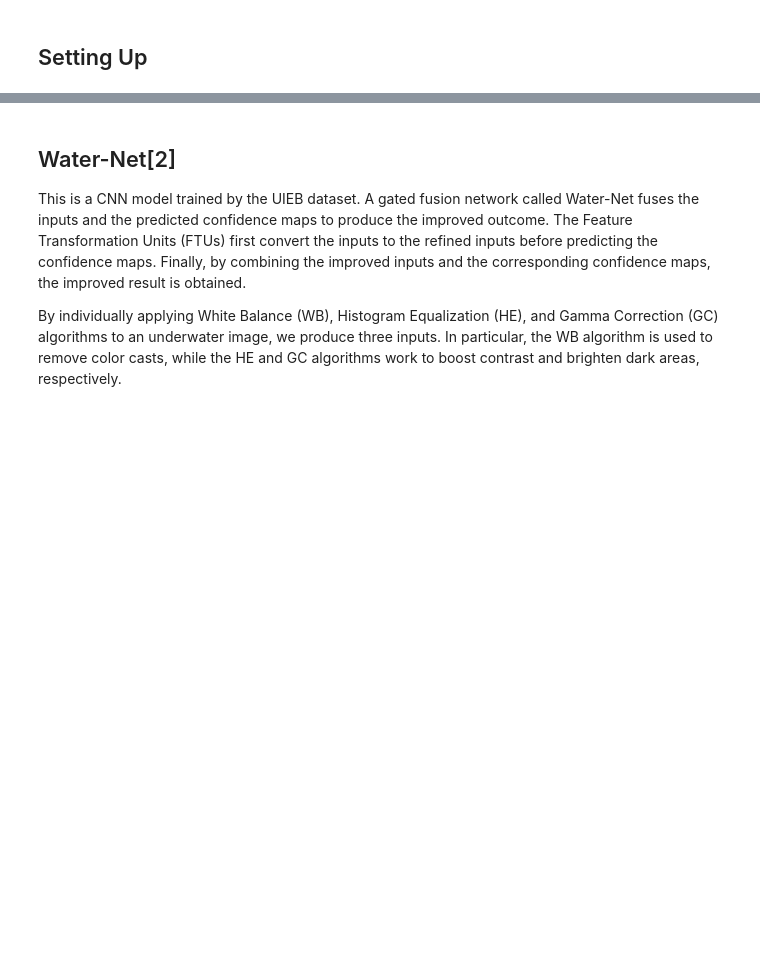
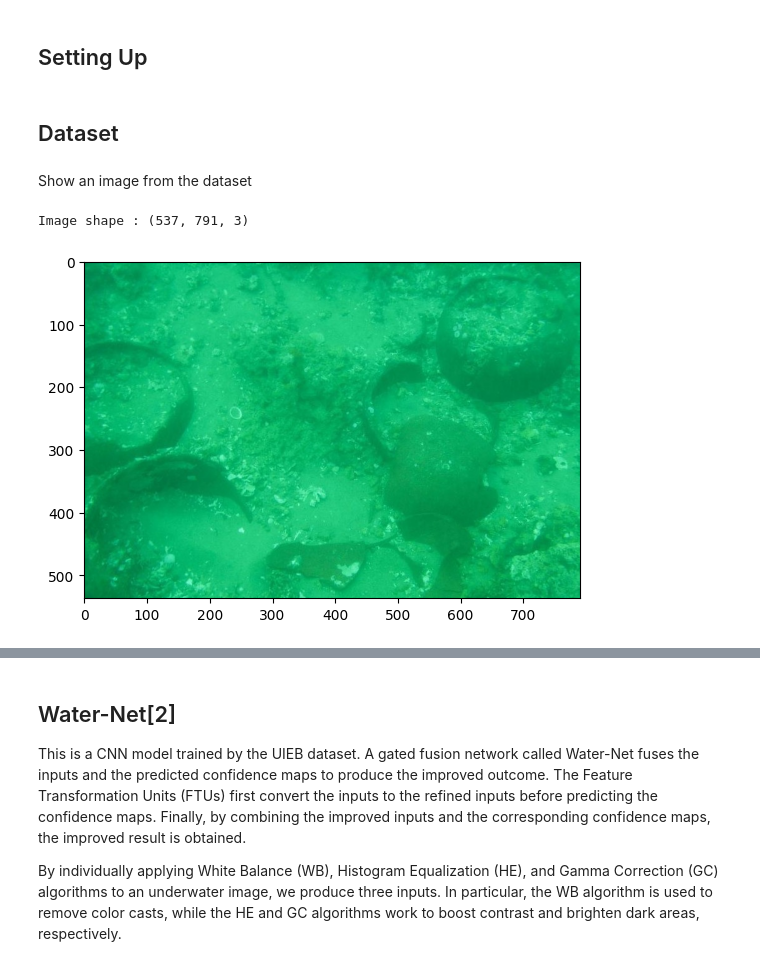
Before and after one commit to tugcekiziltepe/underwater-image-enhancement, a Jupyter notebook: underwater-image-enchancement.ipynb, the cells around one changed output, grey strips where cells are left out. Drawn from its saved outputs; the diff is of its cells as text; code cells hidden in the pictures; blank space fills up the shorter version.

```diff
--- a/underwater-image-enchancement.ipynb
+++ b/underwater-image-enchancement.ipynb
@@ -14,0 +20,15 @@ import numpy as numpy
+# %%
+DATASET_PATH = "./raw-890/raw-890"
+# %% [markdown]
+## Dataset
+# %% [markdown]
+Show an image from the dataset
+# %%
+image = cv2.imread(os.path.join(DATASET_PATH, "18_img_.png"))
+image = cv2.cvtColor(image, cv2.COLOR_BGR2RGB)
+print("Image shape :", image.shape )
+plt.imshow(image)
+plt.show()
+# %% [output]
+Image shape : (537, 791, 3)
+[figure, added]
```
Also changed, not shown: parts of 9 cells of this notebook.
